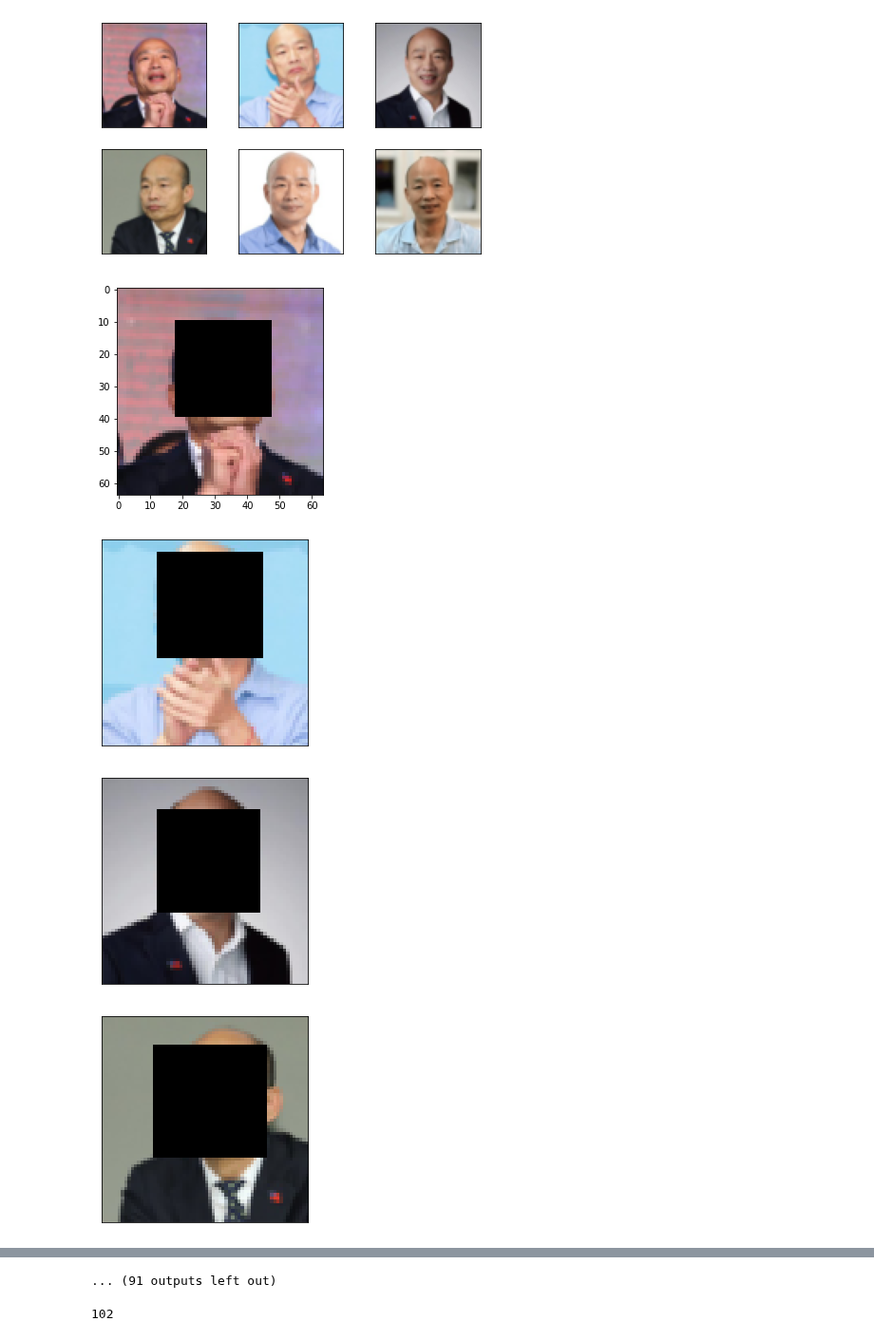
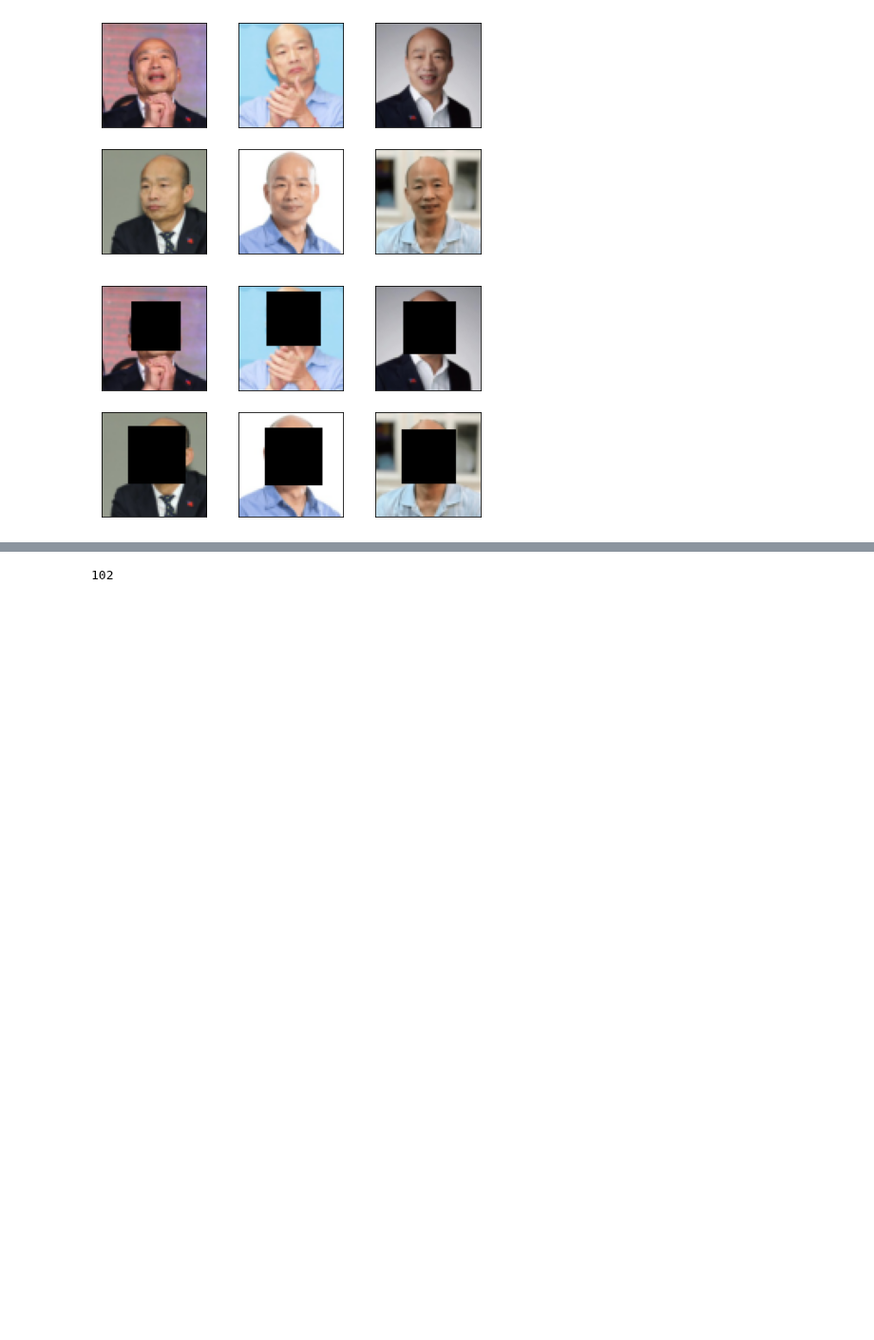
Before and after one commit to m3gofriends/My-Machine-and-Deep-Learning-Template-main, a Jupyter notebook: PyTorch/AutoEncoder/AutoEncoder_FaceSwap/AutoEncoder_FaceSwap.ipynb, the cells around one changed output, grey strips where cells are left out. Shown at 95% size. Cells and saved outputs as stored; diff of their text form; code cells hidden in the pictures; blank space fills up the shorter version.

```diff
--- a/PyTorch/AutoEncoder/AutoEncoder_FaceSwap/AutoEncoder_FaceSwap.ipynb
+++ b/PyTorch/AutoEncoder/AutoEncoder_FaceSwap/AutoEncoder_FaceSwap.ipynb
@@ -100,15 +95,11 @@ for i in range(6):
 [figure]
 # %%
 fig = plt.figure()
-for i in range(102):
-  #plt.subplot(2,3,i+1)
-  #plt.tight_layout()
+for i in range(6):
+  plt.subplot(2,3,i+1)
+  plt.tight_layout()
   plt.imshow(transforms.ToPILImage()(crop_face(A_train_set[i][0])))
-  plt.show()
   plt.xticks([])
   plt.yticks([])
 # %% [output]
-[figure, old version]
+[figure, new version]
-[figure, removed]
-[figure, removed]
-[figure, removed]
@@ -123,4 +106,3 @@ for i in range(102):
-... (91 outputs left out)
 # %%
 B_train_set = ImageFolder("./Face/B_Face", loader=lambda x: Image.open(x), transform=train_tfm)
 B_train_flip_set = ImageFolder("./Face/B_Face", loader=lambda x: Image.open(x), transform=train_flip_tfm)
```
Also changed, not shown: parts of 9 cells of this notebook.
